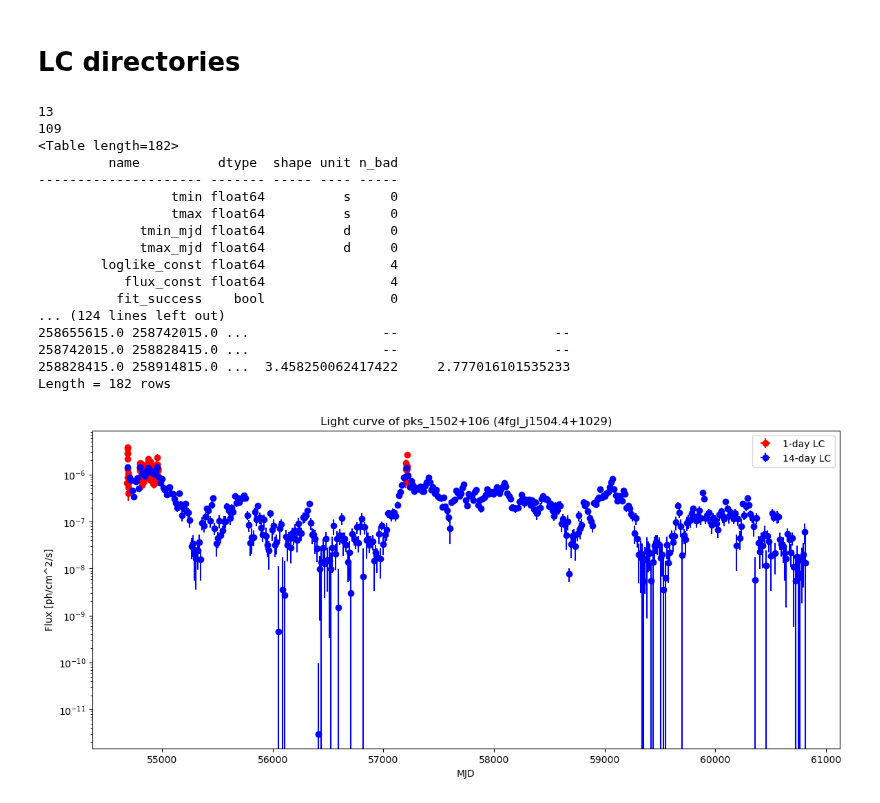
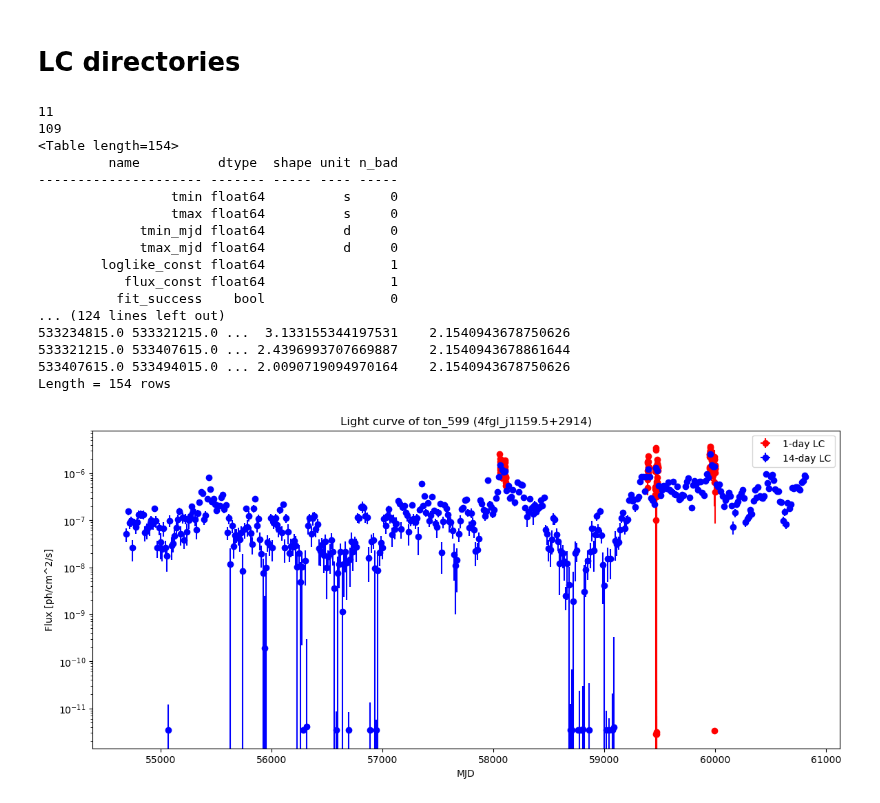
Before and after one commit to kazumaishio/SEDquest, a Jupyter notebook: lightcurve_1d.ipynb, the cells around one changed output. Drawn from its saved outputs; the diff is of its cells as text; code cells hidden in the pictures.

```diff
--- a/lightcurve_1d.ipynb
+++ b/lightcurve_1d.ipynb
@@ -144,9 +144,10 @@ def get_lc_files_14d(dir_path_lc= "./data_LC/14d"):
 # lc_dir_1d_parentpath='/home/kazuma/Workspace/AGN_data/057_PKS1424-41_1d'
 # source_number=11
 # lc_dir_1d_parentpath='/home/kazuma/Workspace/AGN_data/062_PKS1510-089_1d'
-source_number=12
-lc_dir_1d_parentpath='/home/kazuma/Workspace/AGN_data/063_PKS1502+106_1d'
-
+# source_number=12
+# lc_dir_1d_parentpath='/home/kazuma/Workspace/AGN_data/063_PKS1502+106_1d'
+source_number=13
+lc_dir_1d_parentpath='/home/kazuma/Workspace/AGN_data/064_Ton599_1d'
 
 
 
@@ -190,39 +191,39 @@ plt.figure(figsize=(14,6))
 
 table_allLCs.add_column((table_allLCs['tmax_mjd'] + table_allLCs['tmin_mjd']) / 2., name='t_mjd', index=0)
 lc_x=table_allLCs['t_mjd']
 lc_y=table_allLCs['flux']
 lc_xerr=np.ones(len(lc_x))*7.0
 lc_yerr=table_allLCs['flux_err']
 # plt.plot(lc_x,lc_y ,marker='o', linestyle='',color= 'red', label=source['assoc name'])
 plt.errorbar(lc_x, lc_y, xerr=lc_xerr, yerr=lc_yerr, fmt='o', color='red', label='1-day LC')
 lc_x=table_14dLC['t_mjd']
 lc_y=table_14dLC['flux']
 lc_xerr=np.ones(len(lc_x))*1.0
 lc_yerr=table_14dLC['flux_err']
 # plt.plot(lc_x,lc_y ,marker='o', linestyle='',color= 'blue', label=source['assoc name'])
 plt.errorbar(lc_x, lc_y, xerr=lc_xerr, yerr=lc_yerr, fmt='o', color='blue', label='14-day LC')
 plt.xlabel('MJD')
 plt.ylabel('Flux [ph/cm^2/s]')
 plt.yscale('log')
 plt.title(f"Light curve of {source['assoc name']} ({source['4FGL name']})")
 plt.legend()
 plt.savefig(os.path.join('./figures', 'lightcurve_1d_' + str(source_number+1) + '_' + source['assoc name'] + '_'  + source['4FGL name'] + '.png'))
 # %% [output]
-13
+11
 109
-<Table length=182>
+<Table length=154>
          name          dtype  shape unit n_bad
 --------------------- ------- ----- ---- -----
                  tmin float64          s     0
                  tmax float64          s     0
              tmin_mjd float64          d     0
              tmax_mjd float64          d     0
-        loglike_const float64                4
-           flux_const float64                4
+        loglike_const float64                1
+           flux_const float64                1
           fit_success    bool                0
 ... (124 lines left out)
-258655615.0 258742015.0 ...                 --                    --
-258742015.0 258828415.0 ...                 --                    --
-258828415.0 258914815.0 ...  3.458250062417422     2.777016101535233
-Length = 182 rows
+533234815.0 533321215.0 ...  3.133155344197531    2.1540943678750626
+533321215.0 533407615.0 ... 2.4396993707669887    2.1540943678861644
+533407615.0 533494015.0 ... 2.0090719094970164    2.1540943678750626
+Length = 154 rows
-[figure, old version]
+[figure, new version]
```
Also changed, not shown: 3 other files.
